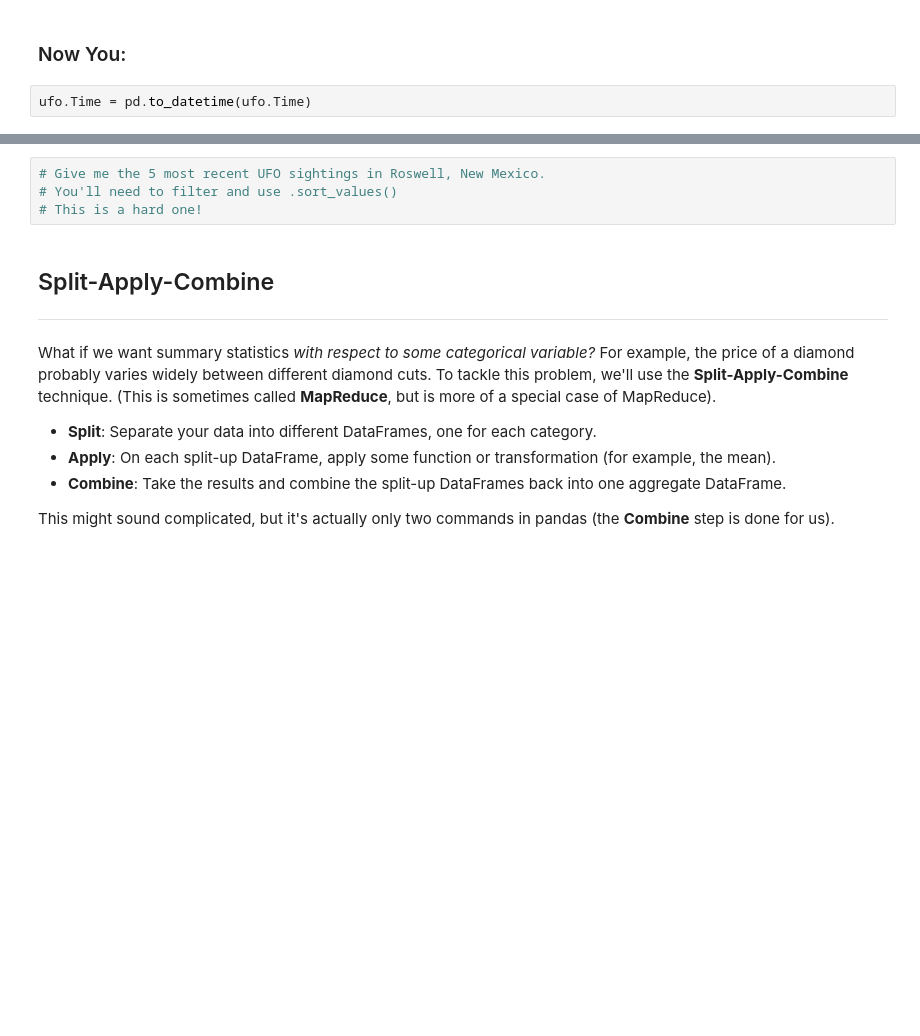
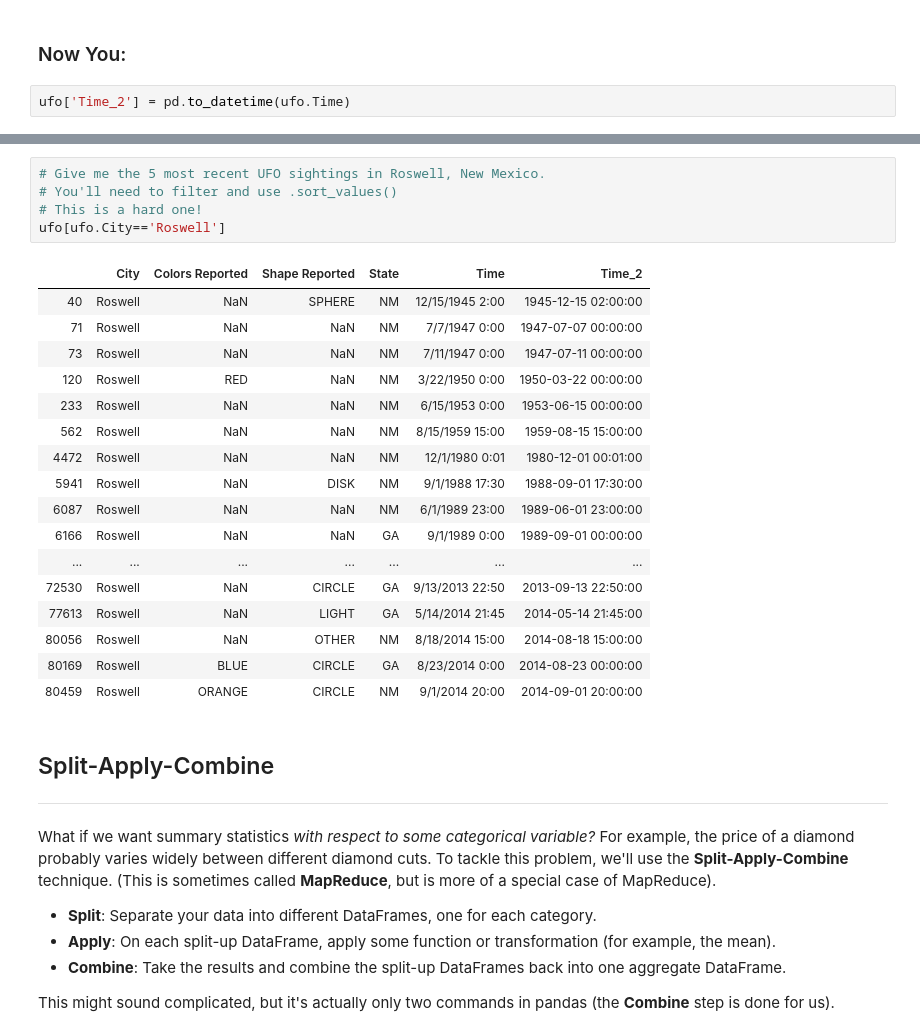
Before and after one commit to jeromewjtan/DSI, a Jupyter notebook: 2.01-2.02-intro-to-pandas/intro-to-pandas-starter-code.ipynb, the cells around one changed output, grey strips where cells are left out. Saved outputs shown, nothing was run; the diff lists cells and outputs as text; blank space fills up the shorter version.

```diff
--- a/2.01-2.02-intro-to-pandas/intro-to-pandas-starter-code.ipynb
+++ b/2.01-2.02-intro-to-pandas/intro-to-pandas-starter-code.ipynb
@@ -320,4 +491,4 @@ The `i` stands for "integer" and will give you the actual zero-indexed numerical
 # %% [markdown]
 ### Now You:
 # %%
-ufo.Time = pd.to_datetime(ufo.Time)
+ufo['Time_2'] = pd.to_datetime(ufo.Time)
@@ -324,7 +504,26 @@ ufo.Time = pd.to_datetime(ufo.Time)
 # %%
 # Give me the 5 most recent UFO sightings in Roswell, New Mexico.
 # You'll need to filter and use .sort_values()
 # This is a hard one!
+ufo[ufo.City=='Roswell']
+# %% [output]
+|  | City | Colors Reported | Shape Reported | State | Time | Time_2 |
+| 40 | Roswell | NaN | SPHERE | NM | 12/15/1945 2:00 | 1945-12-15 02:00:00 |
+| 71 | Roswell | NaN | NaN | NM | 7/7/1947 0:00 | 1947-07-07 00:00:00 |
+| 73 | Roswell | NaN | NaN | NM | 7/11/1947 0:00 | 1947-07-11 00:00:00 |
+| 120 | Roswell | RED | NaN | NM | 3/22/1950 0:00 | 1950-03-22 00:00:00 |
+| 233 | Roswell | NaN | NaN | NM | 6/15/1953 0:00 | 1953-06-15 00:00:00 |
+| 562 | Roswell | NaN | NaN | NM | 8/15/1959 15:00 | 1959-08-15 15:00:00 |
+| 4472 | Roswell | NaN | NaN | NM | 12/1/1980 0:01 | 1980-12-01 00:01:00 |
+| 5941 | Roswell | NaN | DISK | NM | 9/1/1988 17:30 | 1988-09-01 17:30:00 |
+| 6087 | Roswell | NaN | NaN | NM | 6/1/1989 23:00 | 1989-06-01 23:00:00 |
+| 6166 | Roswell | NaN | NaN | GA | 9/1/1989 0:00 | 1989-09-01 00:00:00 |
+| ... | ... | ... | ... | ... | ... | ... |
+| 72530 | Roswell | NaN | CIRCLE | GA | 9/13/2013 22:50 | 2013-09-13 22:50:00 |
+| 77613 | Roswell | NaN | LIGHT | GA | 5/14/2014 21:45 | 2014-05-14 21:45:00 |
+| 80056 | Roswell | NaN | OTHER | NM | 8/18/2014 15:00 | 2014-08-18 15:00:00 |
+| 80169 | Roswell | BLUE | CIRCLE | GA | 8/23/2014 0:00 | 2014-08-23 00:00:00 |
+| 80459 | Roswell | ORANGE | CIRCLE | NM | 9/1/2014 20:00 | 2014-09-01 20:00:00 |
 # %% [markdown]
 ## Split-Apply-Combine
 
```
Also changed, not shown: parts of 26 cells of this notebook, 3 other files.
